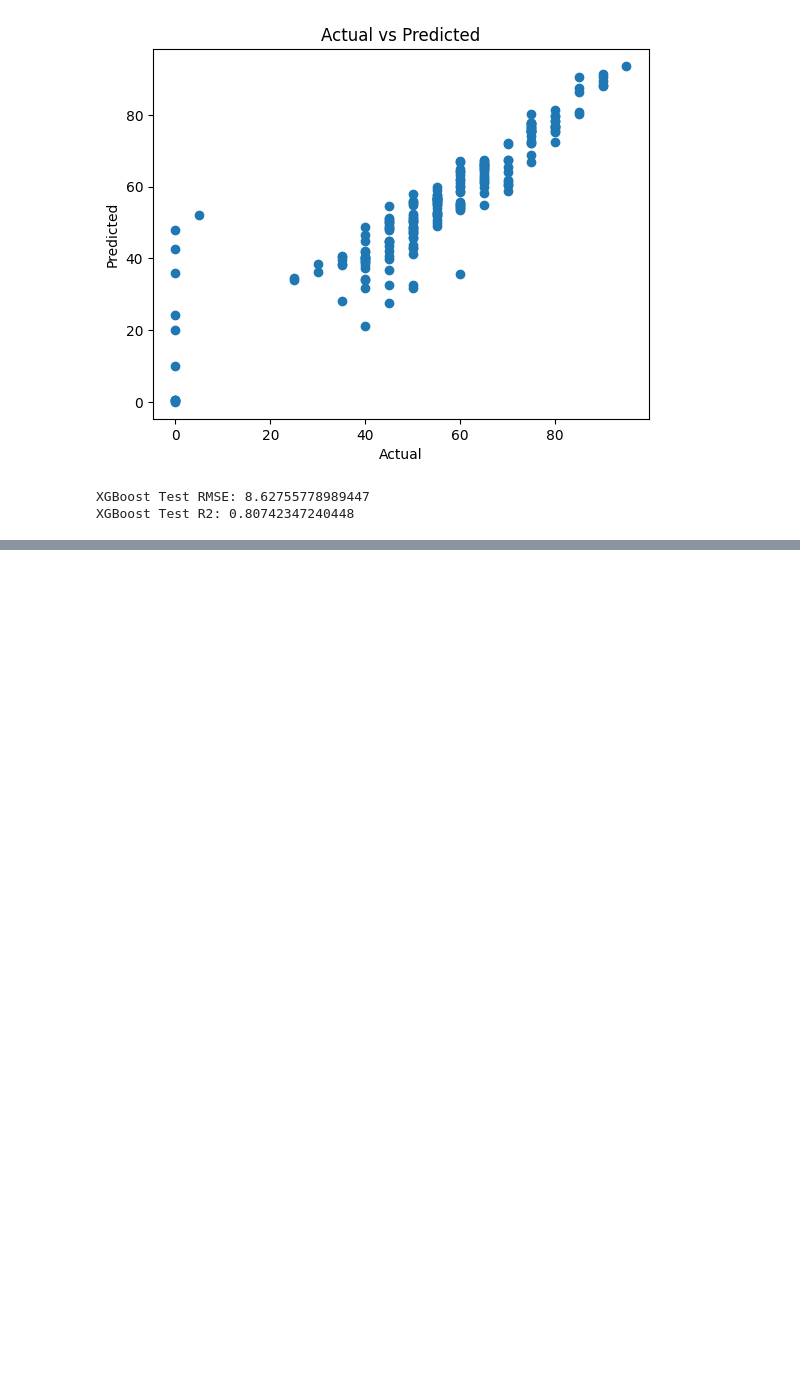
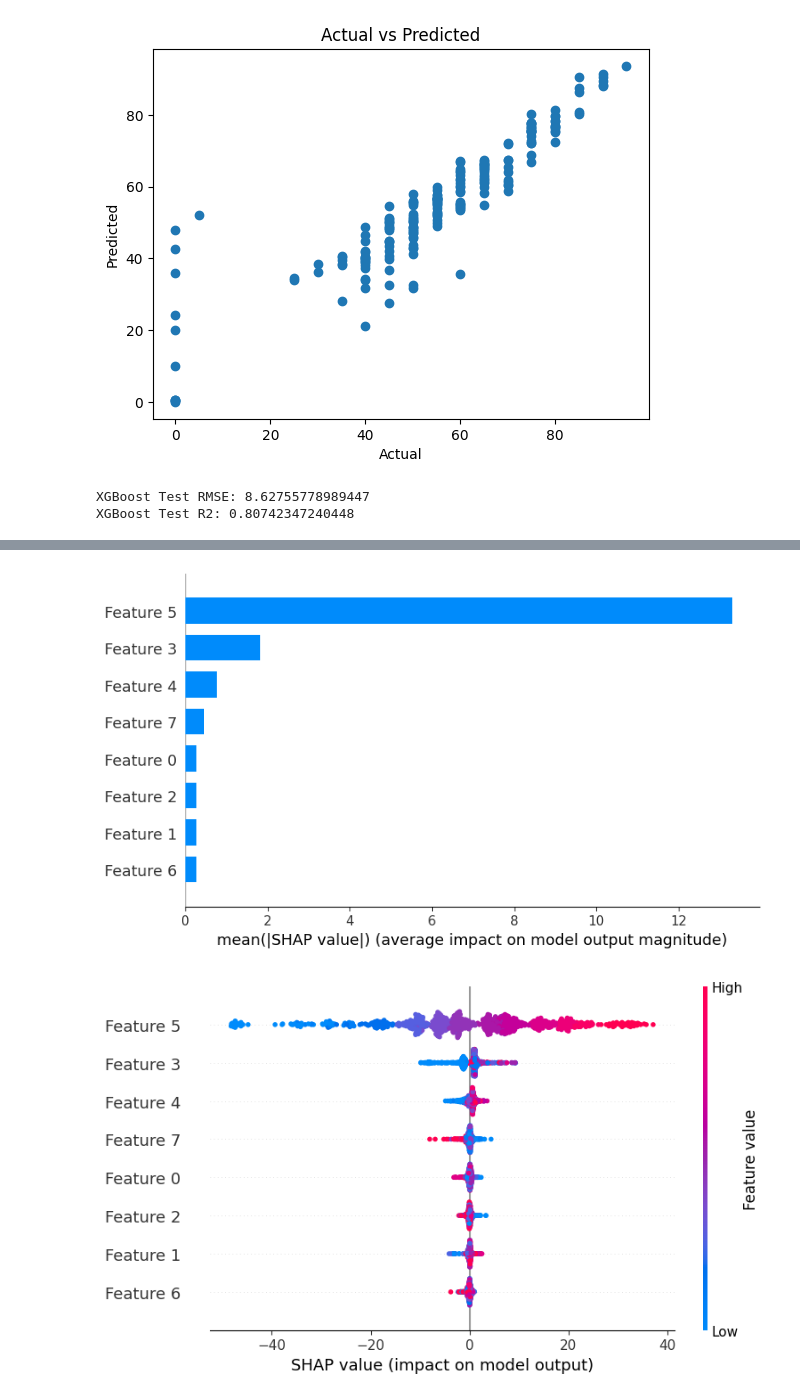
Before and after one commit to TenathDilusha/Student-result-prediction-with-XAI, a Jupyter notebook: notebooks/main.ipynb, the cells around one changed output, grey strips where cells are left out. Saved outputs shown, nothing was run; the diff lists cells and outputs as text; code cells hidden in the pictures; blank space fills up the shorter version.

```diff
--- a/notebooks/main.ipynb
+++ b/notebooks/main.ipynb
@@ -143,0 +158,11 @@ XGBoost Test R2: 0.80742347240448
+# %%
+# Use only the features actually used in the model (after selection)
+explainer = shap.TreeExplainer(model)
+shap_values = explainer.shap_values(X_train)
+
+# Summary plot for feature importance
+shap.summary_plot(shap_values, X_train, plot_type="bar")
+shap.summary_plot(shap_values, X_train)
+# %% [output]
+[figure, added]
+[figure, added]
```
Also changed, not shown: parts of 5 cells of this notebook.
